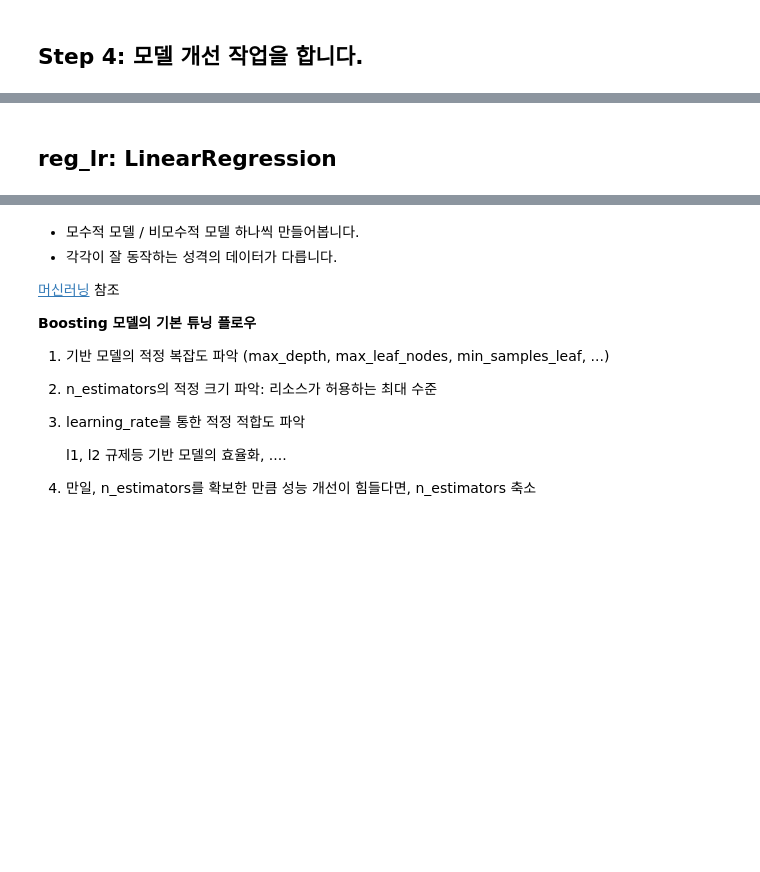
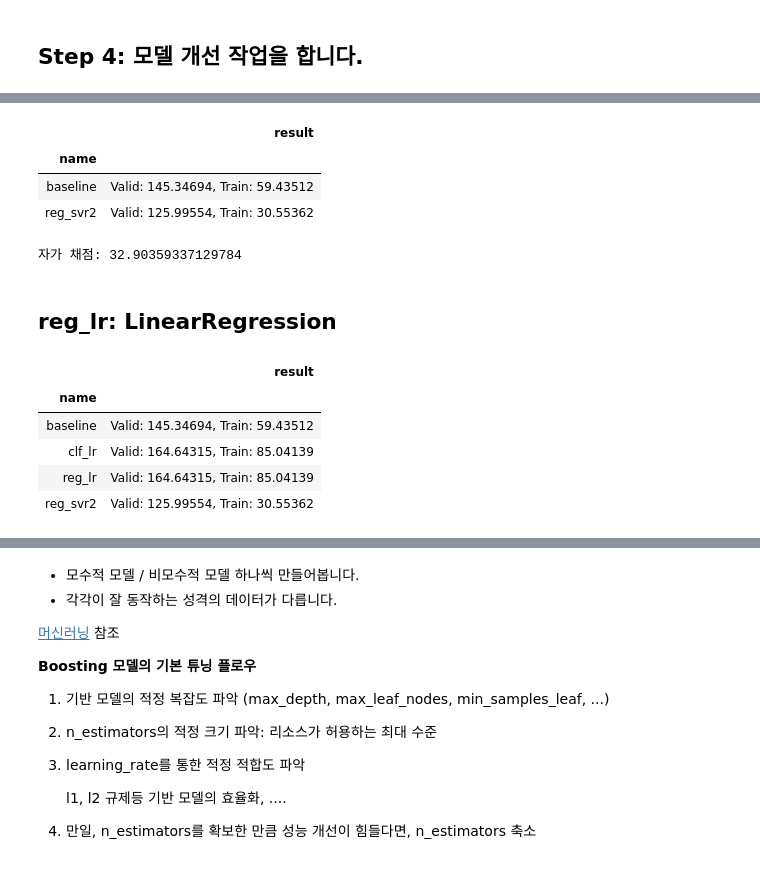
Before and after one commit to sunkusun9/DS_lv3_2605, a Jupyter notebook: sec_ds_lv3_prob3_kaggle.ipynb, the cells around one changed output, grey strips where cells are left out. Drawn from its saved outputs; the diff is of its cells as text; code cells hidden in the pictures; blank space fills up the shorter version.

Commit message:
Day1 Kaggle Step4 LR 까지의 노트입니다.

```diff
--- a/sec_ds_lv3_prob3_kaggle.ipynb
+++ b/sec_ds_lv3_prob3_kaggle.ipynb
@@ -369,5 +370,56 @@ print("자가 채점: {}".format(mean_absolute_error(s_kaggle_ans, prd)))
 
 
 ![image.png](embedded-picture-1)
+# %%
+# 수동 튜닝의 골자:
+# Train을 높혔을 때, Valid가 높아지면 파라미터 설정의 방향성을 Train을 더 높히는 방향으로 더 시도해봅니다.
+# 만일 떨어진다면, Train을 성능을 낮추는 방향을 시도합니다.
+# 리소스의 여유가 있다면, Valid 성능이 떨어지더라도 더 Train을 높히는 시도를 진행해봅니다.
+# Train을 낮췄을 때, Valid가 낮아지면 파라미터 설정의 방향성을 Train을 더 낮추는 방향으로 더 시도해봅니다.
+
+# 더 넓은 관점에서의 Hyper-Parameter의 튜닝
+# 1. 수동 튜닝으로 대략의 좋은 성능을 보일만한 Hyper-Parameter Set을 찾아봅니다.
+# 2. 이를 바탕으로 Grid Search / Baysian Optimization(실제 필드에서)등의 더 정교한 Hyper Parameter 튜닝을 시도해봅니다.
+# Grid Search는 Day2 문제 5번을 보시고 참조해보세요
+# ※ 여러 방법을 연습을 해보세요~
+
+# C는 10의 승수 단위로 변경을 합니다. Ex), 0.01, 0.1, 1, 10, 100, ....
+# gamma 는 민감하니 작은 단위로 변경을 시도합니다.
+
+ct = ColumnTransformer([
+    ('std', StandardScaler(), ['TotalHour'] + ['lag_{}'.format(i) for i in range(1, 7)]),
+    ('ohe', OneHotEncoder(categories='auto'), ['DayName']),
+    ('pt', 'passthrough', ['AM'])
+])
+reg_svr2 = make_pipeline(
+    ct, SVR(kernel = 'rbf', C = 1000, gamma = 0.2)
+)
+eval_model('reg_svr2', reg_svr2)
+# %% [output]
+|  | result |
+| name |  |
+| baseline | Valid: 145.34694, Train: 59.43512 |
+| reg_svr2 | Valid: 125.99554, Train: 30.55362 |
+# %%
+prd = select_model(reg_svr2)
+print("자가 채점: {}".format(mean_absolute_error(s_kaggle_ans, prd))) #  28.571764715699633
+# %% [output]
+자가 채점: 32.90359337129784
 # %% [markdown]
 ## reg_lr: LinearRegression
+# %%
+from sklearn.linear_model import LinearRegression
+ct = ColumnTransformer([
+    ('std', StandardScaler(), ['TotalHour'] + ['lag_{}'.format(i) for i in range(1, 7)]),
+    ('ohe', OneHotEncoder(categories='auto'), ['DayName']),
+    ('pt', 'passthrough', ['AM'])
+])
+reg_lr = make_pipeline(ct, LinearRegression())
+eval_model('reg_lr', reg_lr)
+# %% [output]
+|  | result |
+| name |  |
+| baseline | Valid: 145.34694, Train: 59.43512 |
+| clf_lr | Valid: 164.64315, Train: 85.04139 |
+| reg_lr | Valid: 164.64315, Train: 85.04139 |
+| reg_svr2 | Valid: 125.99554, Train: 30.55362 |
```
Also changed, not shown: parts of 3 cells of this notebook.
